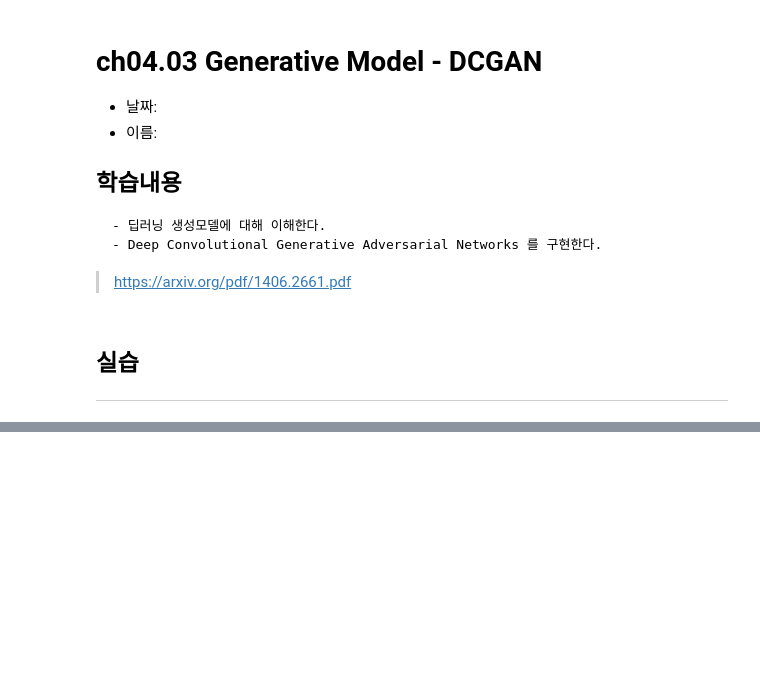
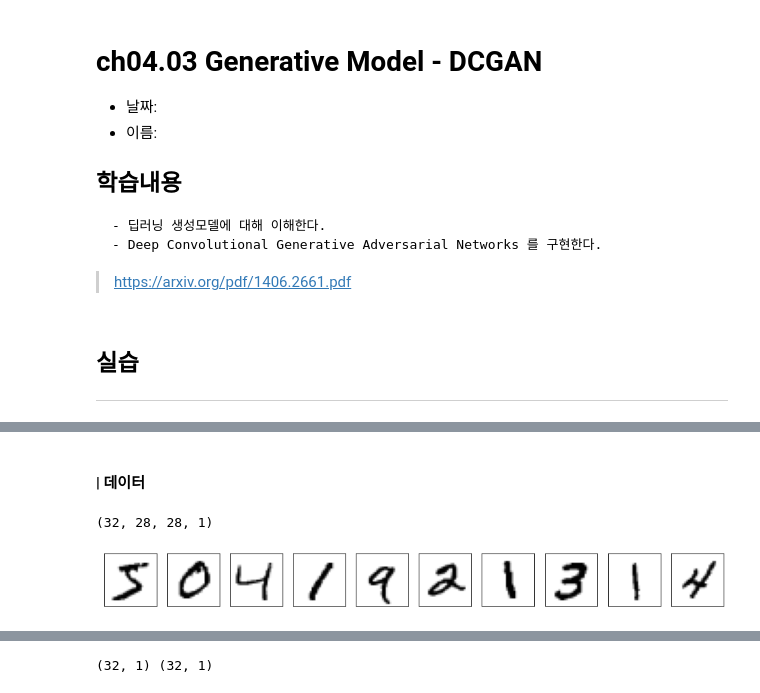
Before and after one commit to PomesHouse/SkillTreePython-DeepLearning, a Jupyter notebook: 04.Paper-with-code/ch04_03_Generative_Model_DCGAN.ipynb, the cells around one changed output, grey strips where cells are left out. Saved outputs shown, nothing was run; the diff lists cells and outputs as text; code cells hidden in the pictures; blank space fills up the shorter version.

```diff
--- a/04.Paper-with-code/ch04_03_Generative_Model_DCGAN.ipynb
+++ b/04.Paper-with-code/ch04_03_Generative_Model_DCGAN.ipynb
@@ -97,3 +94,36 @@ print(logit)
+# %% [markdown]
+#### | 데이터
+# %%
+batch_size = 32
+
+# def get_mnist():
+(x_train, _), (_, _) = tf.keras.datasets.mnist.load_data()
+x_train = x_train /255. # float으로 나누어주기 습관화
+x_train = np.expand_dims(x_train, 3)
+ds = tf.data.Dataset.from_tensor_slices(x_train)
+ds = ds.batch(batch_size, drop_remainder = True ).prefetch(1)
+
+for x in ds: # ds.take(1)
+    print(x.shape) # 이미지
+    break
+# %% [output]
+(32, 28, 28, 1)
+# %%
+def display_sample_img(samples, cmap='gray_r'):
+  plt.figure(figsize=(15,3))
+  for i,sample in enumerate(samples):
+    #sample = ( sample  + 1. ) / 2.
+    #sample = np.clip(sample, 0, 1)
+    if i==10:break
+    plt.subplot(1,10,i+1)
+    if sample.shape[-1]==1: plt.imshow(sample[:,:,0], cmap=cmap)
+    else: plt.imshow(sample)
+    plt.xticks([]);plt.yticks([])
+  plt.show()
+
+display_sample_img(x_train[:10])
+# %% [output]
+[figure, added]
 # %% [markdown]
 ### **| 학습**
 <p  align='center'>
@@ -101,0 +135,7 @@ print(logit)
+# %%
+ones = tf.constant([1.], shape = [batch_size, 1])
+zeros = tf.constant([0.], shape = [batch_size, 1])
+
+print(ones.shape,  zeros.shape)
+# %% [output]
+(32, 1) (32, 1)
```
Also changed, not shown: parts of 10 cells of this notebook.
